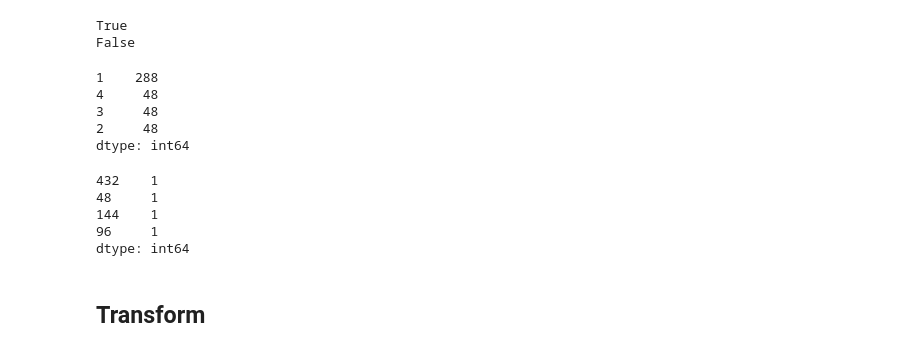
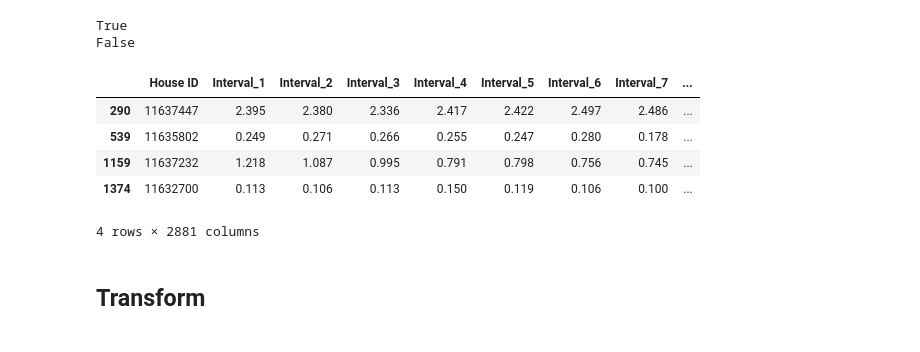
Before and after one commit to torenunez/udacity-mlnd-capstone, a Jupyter notebook: ev_capstone.ipynb, the cells around one changed output. Cells and saved outputs as stored; diff of their text form; code cells hidden in the pictures.

```diff
--- a/ev_capstone.ipynb
+++ b/ev_capstone.ipynb
@@ -61,24 +61,16 @@ print(ev_train_labels_raw.isnull().values.any())  #Null values in training label
 # %% [output]
 True
 False
-# %%
-# Missing value frequency by interval
-ev_train_raw.isnull().sum(axis=0)[ev_train_raw.isnull().sum(axis=0)>0].value_counts()
-# %% [output]
-1    288
-4     48
-3     48
-2     48
-dtype: int64
-# %%
-# Missing value frequency by house
-ev_train_raw.isnull().sum(axis=1)[ev_train_raw.isnull().sum(axis=1)>0].value_counts()
-# %% [output]
-432    1
-48     1
-144    1
-96     1
-dtype: int64
+# %%
+# Show records with missing values
+ev_train_raw[ev_train_raw.isnull().any(axis=1)]
+# %% [output]
+|  | House ID | Interval_1 | Interval_2 | Interval_3 | Interval_4 | Interval_5 | Interval_6 | Interval_7 | ... |
+| 290 | 11637447 | 2.395 | 2.380 | 2.336 | 2.417 | 2.422 | 2.497 | 2.486 | ... |
+| 539 | 11635802 | 0.249 | 0.271 | 0.266 | 0.255 | 0.247 | 0.280 | 0.178 | ... |
+| 1159 | 11637232 | 1.218 | 1.087 | 0.995 | 0.791 | 0.798 | 0.756 | 0.745 | ... |
+| 1374 | 11632700 | 0.113 | 0.106 | 0.113 | 0.150 | 0.119 | 0.106 | 0.100 | ... |
+4 rows × 2881 columns
 # %% [markdown]
 ## Transform
 # %% [markdown]
```
Also changed, not shown: parts of 4 cells of this notebook, 1 other file.
